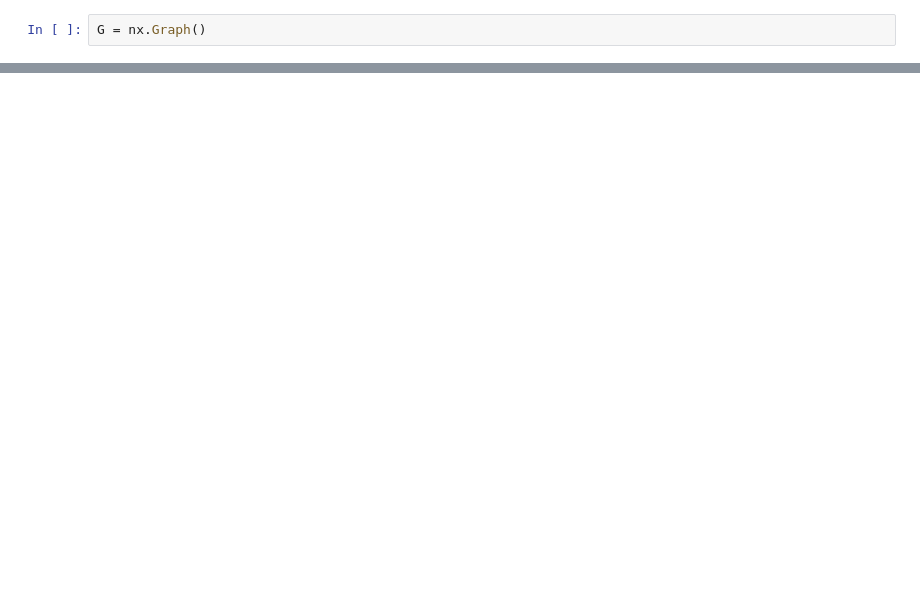
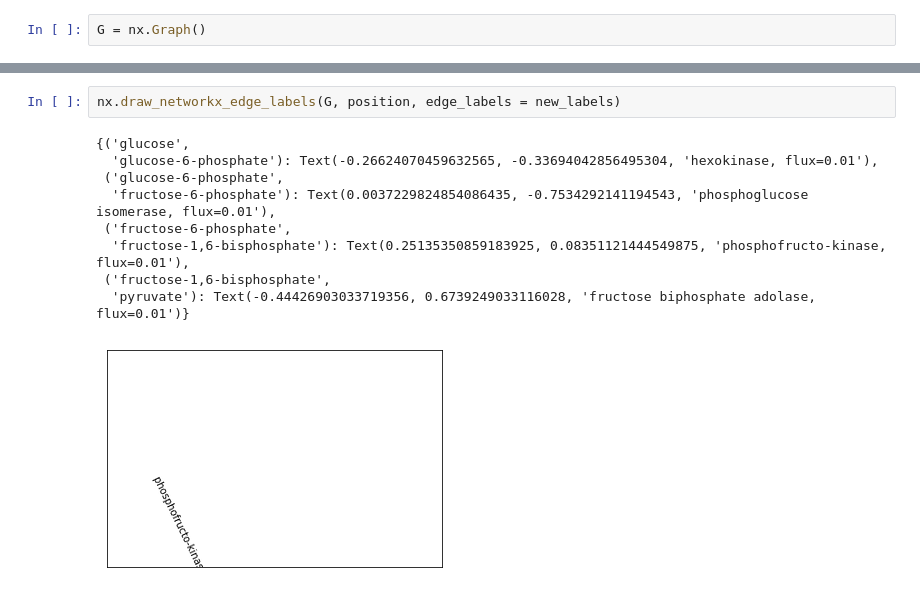
Before and after one commit to KosarL/jupyter_notebooks, a Jupyter notebook: 5.17.19__networkflux_xltx.ipynb, the cells around one changed output, grey strips where cells are left out. Saved outputs shown, nothing was run; the diff lists cells and outputs as text; blank space fills up the shorter version.

```diff
--- a/5.17.19__networkflux_xltx.ipynb
+++ b/5.17.19__networkflux_xltx.ipynb
@@ -90,0 +105,12 @@ nx.draw_networkx_edge_labels(G, position, edge_labels = new_labels)
+# %%
+nx.draw_networkx_edge_labels(G, position, edge_labels = new_labels)
+# %% [output]
+{('glucose',
+  'glucose-6-phosphate'): Text(-0.26624070459632565, -0.33694042856495304, 'hexokinase, flux=0.01'),
+ ('glucose-6-phosphate',
+  'fructose-6-phosphate'): Text(0.0037229824854086435, -0.7534292141194543, 'phosphoglucose isomerase, flux=0.01'),
+ ('fructose-6-phosphate',
+  'fructose-1,6-bisphosphate'): Text(0.25135350859183925, 0.08351121444549875, 'phosphofructo-kinase, flux=0.01'),
+ ('fructose-1,6-bisphosphate',
+  'pyruvate'): Text(-0.44426903033719356, 0.6739249033116028, 'fructose biphosphate adolase, flux=0.01')}
+[figure, added]
```
Also changed, not shown: parts of 4 cells of this notebook.
